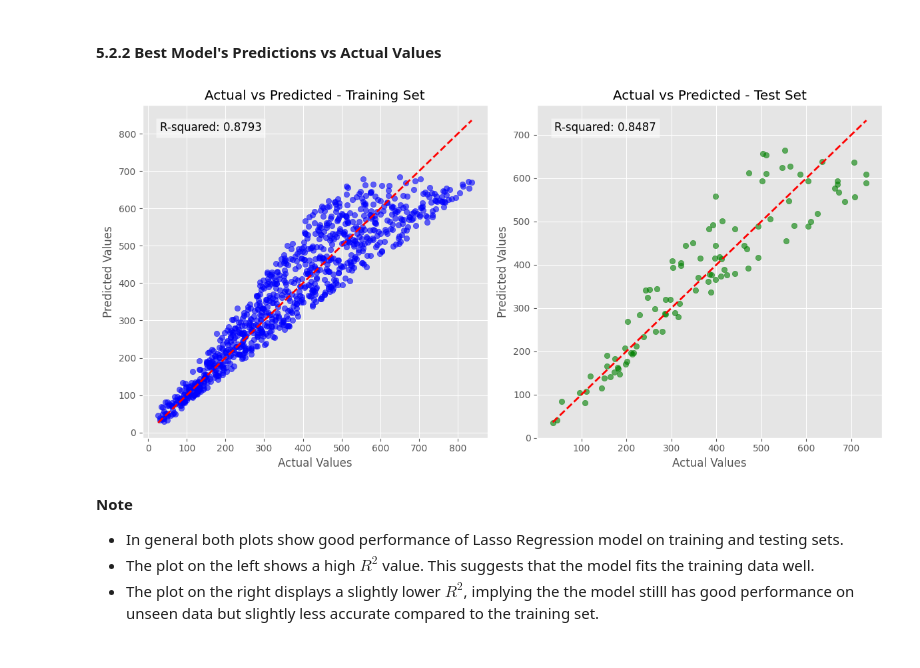
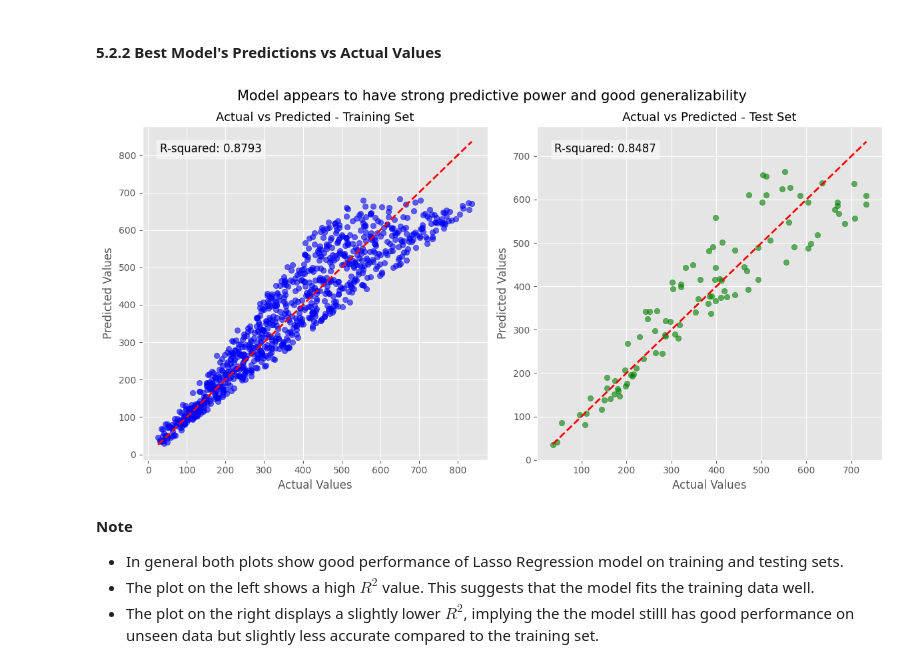
Before and after one commit to LingAdeu/dynamic-pricing-model, a Jupyter notebook: notebook/notebook.ipynb, the cells around one changed output. Saved outputs shown, nothing was run; the diff lists cells and outputs as text; code cells hidden in the pictures.

```diff
--- a/notebook/notebook.ipynb
+++ b/notebook/notebook.ipynb
@@ -1485,43 +1486,43 @@ Lorem ipsum dolor sit amet, consectetur adipiscing elit, sed do eiusmod tempor i
 # %% [markdown]
 #### **5.2.2 Best Model's Predictions vs Actual Values**
 # %%
-# Step 1: Predict the target variable for both training and test sets
+# predict the target variable for training and test sets
 y_train_pred = final_regressor.predict(X_train)
 y_test_pred = final_regressor.predict(X_test)
 
-# Step 2: Calculate R-squared for both training and test sets
+# compute R-squared
 r2_train = r2_score(y_train, y_train_pred)
 r2_test = r2_score(y_test, y_test_pred)
 
-# Step 3: Plot Actual vs Predicted for Training Set
+# plot actual vs predicted on training set
 plt.figure(figsize=(12, 6))
 
 plt.subplot(1, 2, 1)
 plt.scatter(y_train, y_train_pred, color='blue', alpha=0.6)
 plt.plot([y_train.min(), y_train.max()], [y_train.min(), y_train.max()], 'r--', lw=2)
 plt.xlabel('Actual Values')
 plt.ylabel('Predicted Values')
-plt.title('Actual vs Predicted - Training Set')
+plt.title('Actual vs Predicted - Training Set', size=13)
 plt.grid(True)
 plt.text(0.05, 0.95, f'R-squared: {r2_train:.4f}', transform=plt.gca().transAxes,
          fontsize=12, verticalalignment='top', bbox=dict(facecolor='white', alpha=0.5))
 
-# Step 4: Plot Actual vs Predicted for Test Set
+# plot actual vs predicted on test set
 plt.subplot(1, 2, 2)
 plt.scatter(y_test, y_test_pred, color='green', alpha=0.6)
 plt.plot([y_test.min(), y_test.max()], [y_test.min(), y_test.max()], 'r--', lw=2)
 plt.xlabel('Actual Values')
 plt.ylabel('Predicted Values')
-plt.title('Actual vs Predicted - Test Set')
+plt.title('Actual vs Predicted - Test Set', size=13)
 plt.grid(True)
 plt.text(0.05, 0.95, f'R-squared: {r2_test:.4f}', transform=plt.gca().transAxes,
          fontsize=12, verticalalignment='top', bbox=dict(facecolor='white', alpha=0.5))
 
-# Show the plot
 plt.tight_layout()
+plt.suptitle('Model appears to have strong predictive power and good generalizability', y=1.03, size=15)
 plt.show()
 # %% [output]
-[figure, old version]
+[figure, new version]
 # %% [markdown]
 **Note**
 - In general both plots show good performance of Lasso Regression model on training and testing sets.
```
Also changed, not shown: parts of 58 cells of this notebook, 5 other files.
